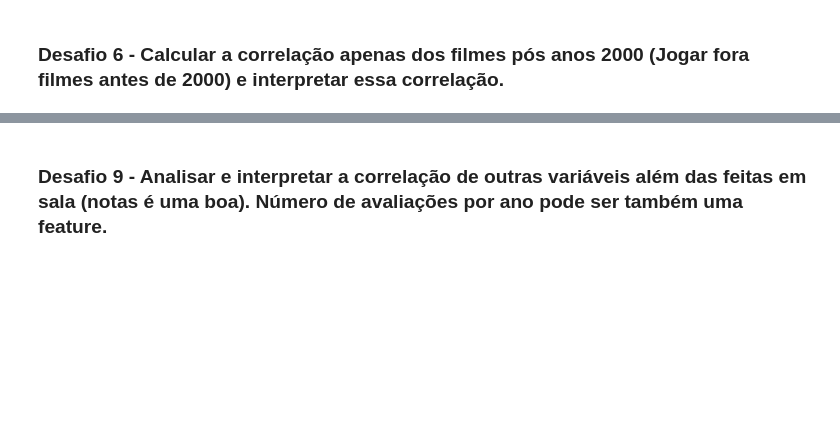
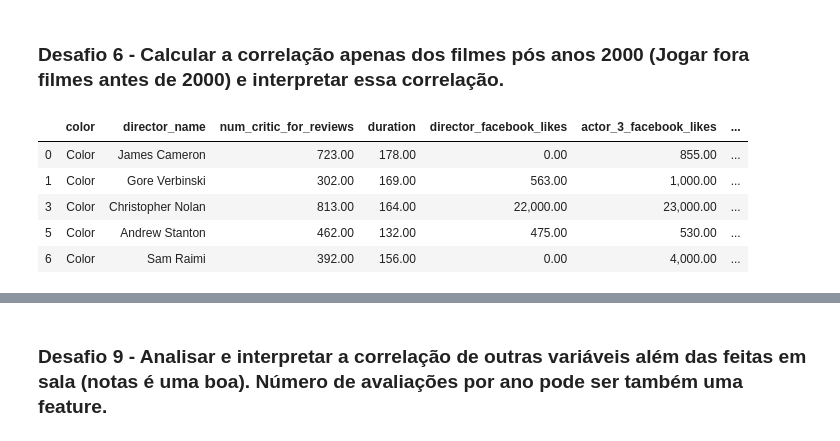
Before and after one commit to mtalaisys/quarentenadados, a Jupyter notebook: QuarentenaDados - Aula 3.ipynb, the cells around one changed output, grey strips where cells are left out. Saved outputs shown, nothing was run; the diff lists cells and outputs as text; code cells hidden in the pictures; blank space fills up the shorter version.

```diff
--- a/QuarentenaDados - Aula 3.ipynb
+++ b/QuarentenaDados - Aula 3.ipynb
@@ -495,0 +493,9 @@ gross_director_estranho
+# %%
+filmes_pos_2000.head()
+# %% [output]
+|  | color | director_name | num_critic_for_reviews | duration | director_facebook_likes | actor_3_facebook_likes | ... |
+| 0 | Color | James Cameron | 723.00 | 178.00 | 0.00 | 855.00 | ... |
+| 1 | Color | Gore Verbinski | 302.00 | 169.00 | 563.00 | 1,000.00 | ... |
+| 3 | Color | Christopher Nolan | 813.00 | 164.00 | 22,000.00 | 23,000.00 | ... |
+| 5 | Color | Andrew Stanton | 462.00 | 132.00 | 475.00 | 530.00 | ... |
+| 6 | Color | Sam Raimi | 392.00 | 156.00 | 0.00 | 4,000.00 | ... |
```
Also changed, not shown: parts of 5 cells of this notebook.
